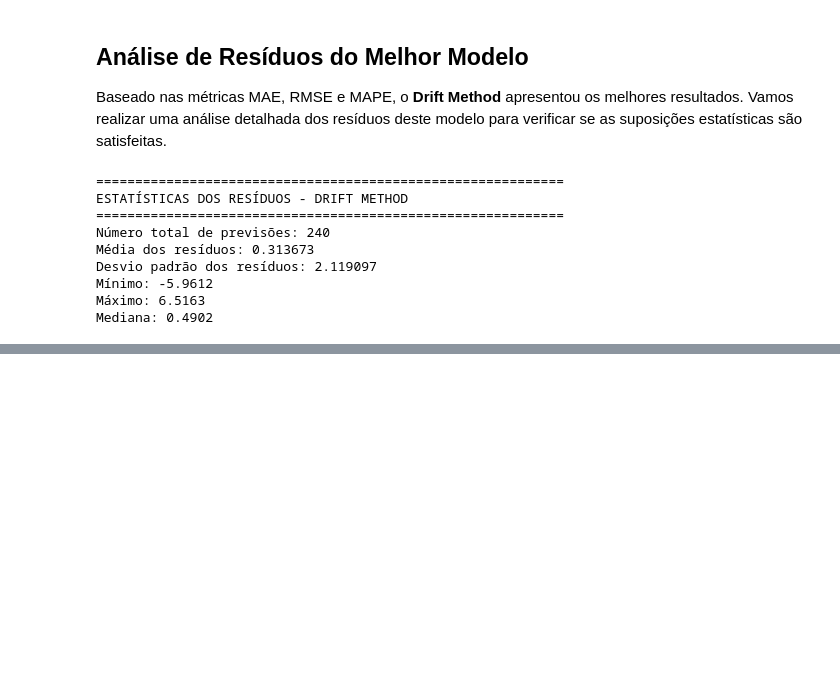
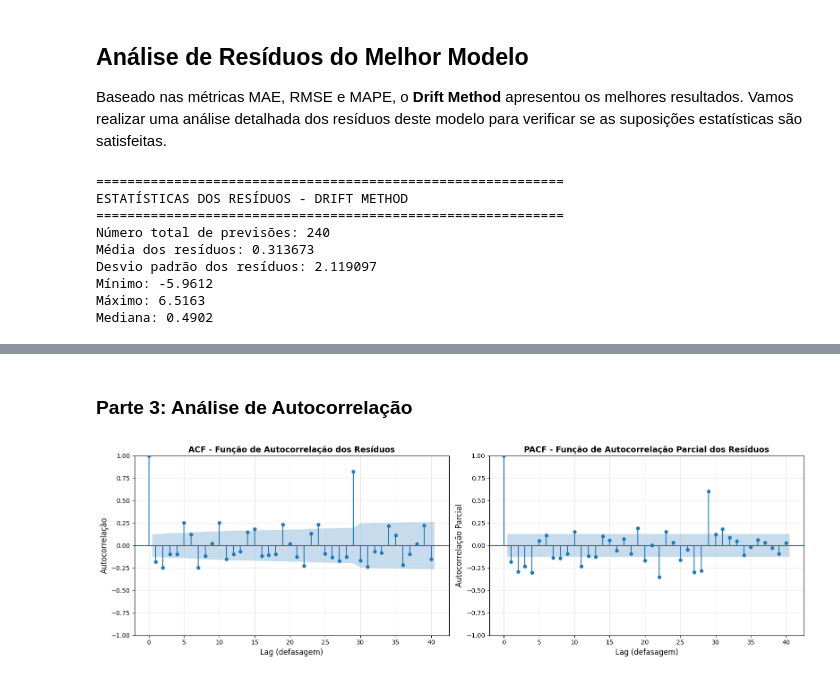
Before and after one commit to eduardammag/time-series, a Jupyter notebook: baselines/Baselines.ipynb, the cells around one changed output, grey strips where cells are left out. Saved outputs shown, nothing was run; the diff lists cells and outputs as text; code cells hidden in the pictures; blank space fills up the shorter version.

```diff
--- a/baselines/Baselines.ipynb
+++ b/baselines/Baselines.ipynb
@@ -1763,0 +1883,29 @@ plt.show()
+# %% [markdown]
+### Parte 3: Análise de Autocorrelação
+# %%
+# === PARTE 3: ANÁLISE DE AUTOCORRELAÇÃO ===
+import matplotlib.pyplot as plt
+from statsmodels.graphics.tsaplots import plot_acf, plot_pacf
+
+fig, axes = plt.subplots(1, 2, figsize=(16, 5))
+
+# ACF - Função de Autocorrelação
+ax1 = axes[0]
+plot_acf(all_residuals, lags=40, ax=ax1, alpha=0.05)
+ax1.set_title('ACF - Função de Autocorrelação dos Resíduos', fontsize=13, fontweight='bold')
+ax1.set_xlabel('Lag (defasagem)', fontsize=12)
+ax1.set_ylabel('Autocorrelação', fontsize=12)
+ax1.grid(alpha=0.3)
+
+# PACF - Função de Autocorrelação Parcial
+ax2 = axes[1]
+plot_pacf(all_residuals, lags=40, ax=ax2, alpha=0.05, method='ywm')
+ax2.set_title('PACF - Função de Autocorrelação Parcial dos Resíduos', fontsize=13, fontweight='bold')
+ax2.set_xlabel('Lag (defasagem)', fontsize=12)
+ax2.set_ylabel('Autocorrelação Parcial', fontsize=12)
+ax2.grid(alpha=0.3)
+
+plt.tight_layout()
+plt.show()
+# %% [output]
+[figure, added]
```
Also changed, not shown: parts of 9 cells of this notebook.
